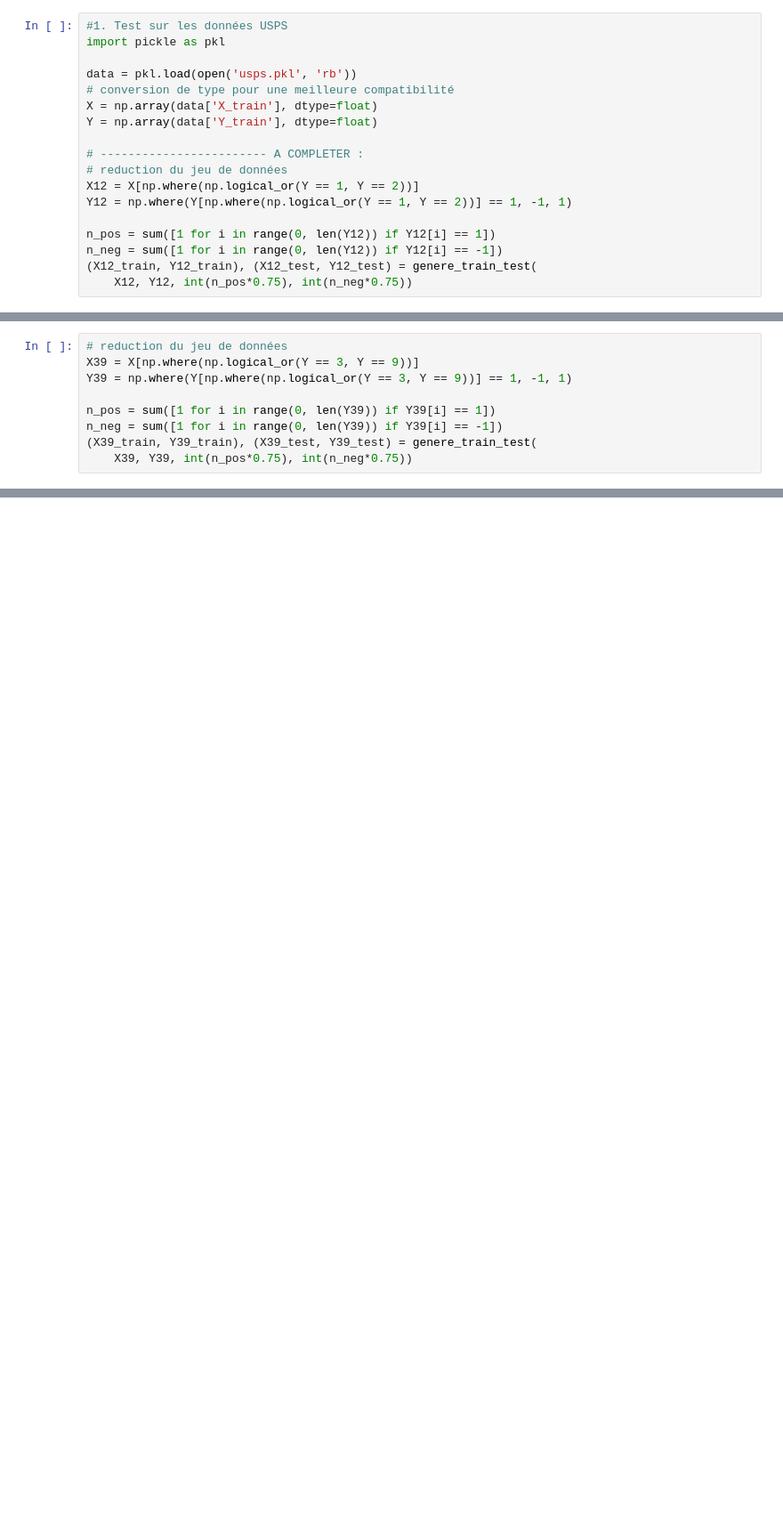
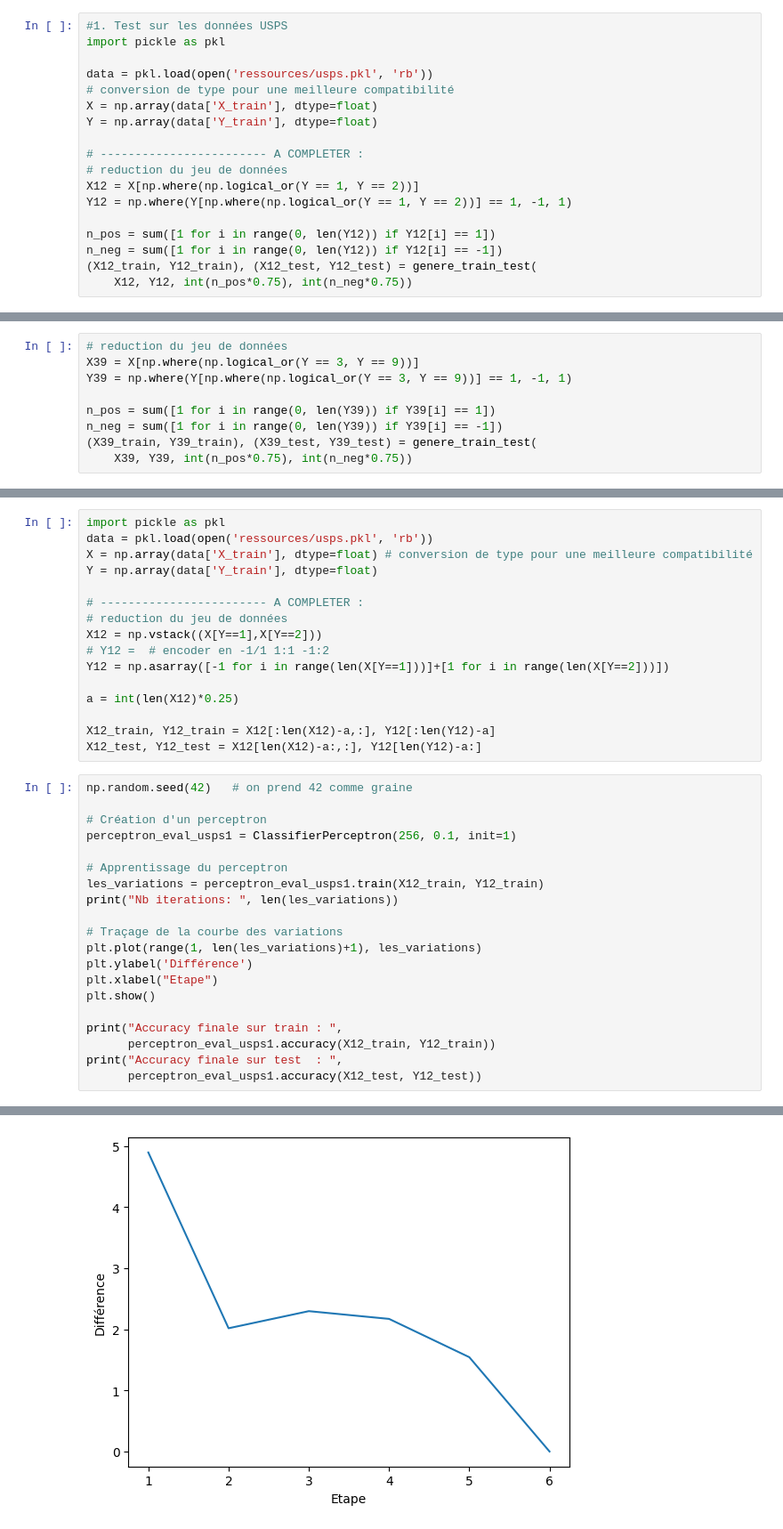
Before and after one commit to ilyesdjerfaf/Sciences-des-Donnees---LU3IN026, a Jupyter notebook: tme-03/tme_03_TAFOUGHALT_DJERFAF.ipynb, the cells around one changed output, grey strips where cells are left out. Shown at 89% size. Cells and saved outputs as stored; diff of their text form; blank space fills up the shorter version.

```diff
--- a/tme-03/tme_03_TAFOUGHALT_DJERFAF.ipynb
+++ b/tme-03/tme_03_TAFOUGHALT_DJERFAF.ipynb
@@ -886,7 +886,7 @@ Compléter ce notebook par des expérimentations sur le Perceptron, par exemple
 #1. Test sur les données USPS
 import pickle as pkl
 
-data = pkl.load(open('usps.pkl', 'rb'))
+data = pkl.load(open('ressources/usps.pkl', 'rb'))
 # conversion de type pour une meilleure compatibilité
 X = np.array(data['X_train'], dtype=float)
 Y = np.array(data['Y_train'], dtype=float)
@@ -953,0 +984,37 @@ print("Accuracy finale sur test  : ",
+# %%
+import pickle as pkl
+data = pkl.load(open('ressources/usps.pkl', 'rb'))
+X = np.array(data['X_train'], dtype=float) # conversion de type pour une meilleure compatibilité
+Y = np.array(data['Y_train'], dtype=float)
+
+# ------------------------ A COMPLETER :
+# reduction du jeu de données
+X12 = np.vstack((X[Y==1],X[Y==2]))
+# Y12 =  # encoder en -1/1 1:1 -1:2
+Y12 = np.asarray([-1 for i in range(len(X[Y==1]))]+[1 for i in range(len(X[Y==2]))])
+
+a = int(len(X12)*0.25)
+
+X12_train, Y12_train = X12[:len(X12)-a,:], Y12[:len(Y12)-a]
+X12_test, Y12_test = X12[len(X12)-a:,:], Y12[len(Y12)-a:]
+# %%
+np.random.seed(42)   # on prend 42 comme graine
+
+# Création d'un perceptron
+perceptron_eval_usps1 = ClassifierPerceptron(256, 0.1, init=1)
+
+# Apprentissage du perceptron
+les_variations = perceptron_eval_usps1.train(X12_train, Y12_train)
+print("Nb iterations: ", len(les_variations))
+
+# Traçage de la courbe des variations
+plt.plot(range(1, len(les_variations)+1), les_variations)
+plt.ylabel('Différence')
+plt.xlabel("Etape")
+plt.show()
+
+print("Accuracy finale sur train : ",
+      perceptron_eval_usps1.accuracy(X12_train, Y12_train))
+print("Accuracy finale sur test  : ",
+      perceptron_eval_usps1.accuracy(X12_test, Y12_test))
+# %% [output]
@@ -953,0 +1033 @@ print("Accuracy finale sur test  : ",
+[figure, added]
```
Also changed, not shown: parts of 4 cells of this notebook, 2 other files.
